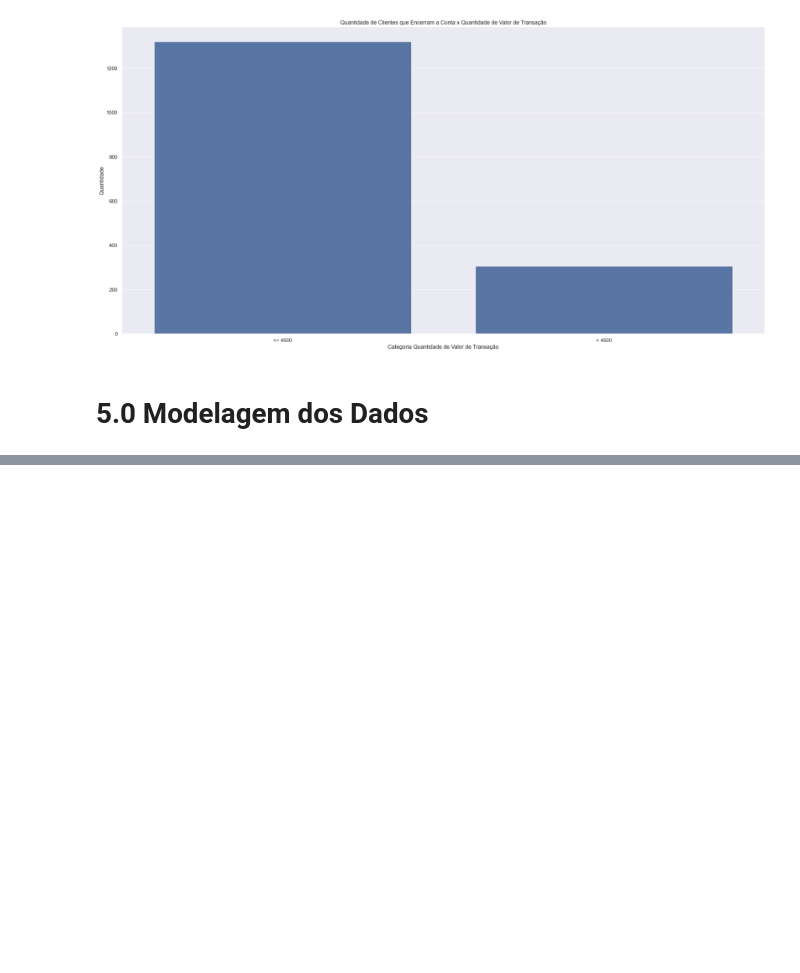
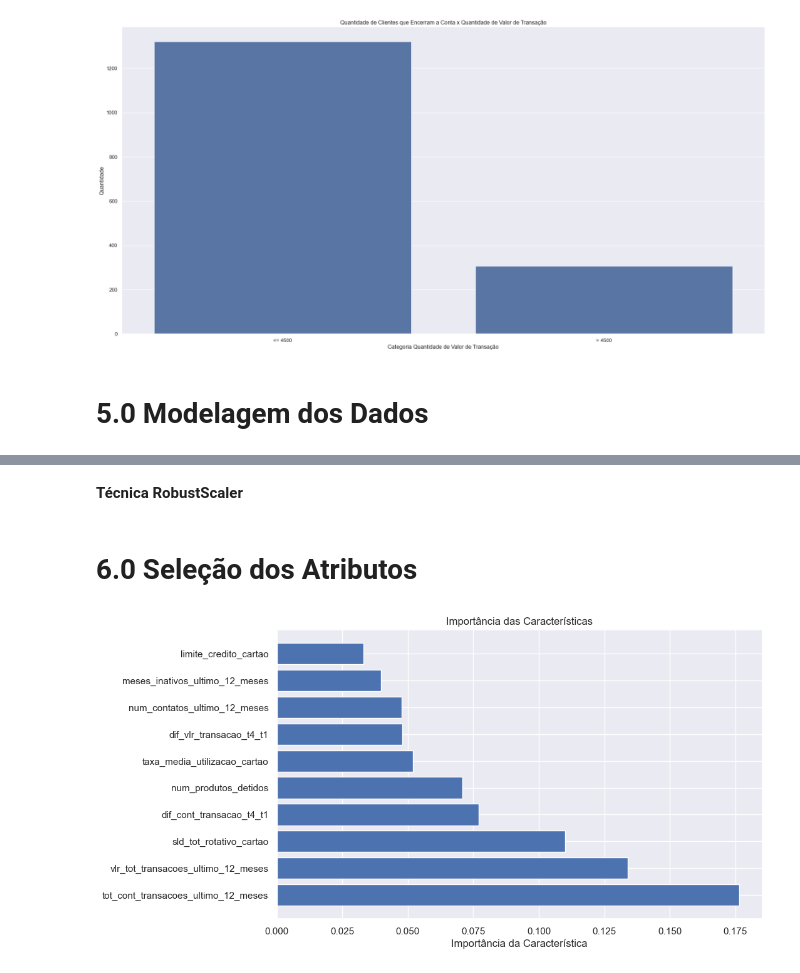
Before and after one commit to jefferson-datascience/predicao_churn_banco, a Jupyter notebook: ciclo_01.ipynb, the cells around one changed output, grey strips where cells are left out. Drawn from its saved outputs; the diff is of its cells as text; code cells hidden in the pictures; blank space fills up the shorter version.

Commit message:
Finished Data Modeling, Started Feature Selection and Update file planejamento

```diff
--- a/ciclo_01.ipynb
+++ b/ciclo_01.ipynb
@@ -907,0 +976,19 @@ plt.title('Quantidade de Clientes que Encerram a Conta x Quantidade de Valor de
+# %%
+# Instanciar a Classe
+minmax_idade            = preprocessing.MinMaxScaler()
+minmax_rotativo         = preprocessing.MinMaxScaler()
+minmax_dependentes      = preprocessing.MinMaxScaler()
+minmax_produtos_detidos = preprocessing.MinMaxScaler()
+minmax_meses_inativos   = preprocessing.MinMaxScaler()
+minmax_num_contatos     = preprocessing.MinMaxScaler()
+
+
+# Redução de Escala
+df_5['idade_cliente'] = minmax_idade.fit_transform(np.array(df_5['idade_cliente']).reshape(-1, 1))
+df_5['sld_tot_rotativo_cartao'] = minmax_rotativo.fit_transform(np.array(df_5['sld_tot_rotativo_cartao']).reshape(-1, 1))
+df_5['num_dependentes'] = minmax_dependentes.fit_transform(np.array(df_5['num_dependentes']).reshape(-1, 1))
+df_5['num_produtos_detidos'] = minmax_produtos_detidos.fit_transform(np.array(df_5['num_produtos_detidos']).reshape(-1,1))
+df_5['meses_inativos_ultimo_12_meses'] = minmax_meses_inativos.fit_transform(np.array(df_5['meses_inativos_ultimo_12_meses']).reshape(-1, 1))
+df_5['num_contatos_ultimo_12_meses'] = minmax_num_contatos.fit_transform(np.array(df_5['num_contatos_ultimo_12_meses']).reshape(-1, 1))
+# %% [markdown]
+**Técnica RobustScaler**
@@ -907,0 +1015,45 @@ plt.title('Quantidade de Clientes que Encerram a Conta x Quantidade de Valor de
+# %% [markdown]
+# 6.0 Seleção dos Atributos
+# %%
+# Carregamentos dos Dados
+df_6 = df_5.copy()
+# %%
+# Separação dos Dados
+x_select_atributes = df_6.drop(columns=['id_cliente', 'conta_encerrada'], axis=1)
+y_select_atributes = df_6['conta_encerrada'].values
+
+# Instaciando o Modelo
+model_select = ensemble.ExtraTreesClassifier()
+
+# Treinar o Modelo
+model_select.fit(x_select_atributes, y_select_atributes)
+
+# Capturando as Features Importantes
+feature_importances = model_select.feature_importances_
+
+# Organização dos Indices
+indices = np.argsort(feature_importances)[::-1]
+
+# Nomes das características
+feature_names = x_select_atributes.columns
+
+# Número de características a serem exibidas (você pode ajustar isso conforme necessário)
+num_features_to_display = 10
+
+# Se você deseja exibir todas as características, defina num_features_to_display como X_train.shape[1]
+
+# Preparar os dados para o gráfico de barras
+top_feature_indices = indices[:num_features_to_display]
+top_feature_importances = feature_importances[top_feature_indices]
+top_feature_names = feature_names[top_feature_indices]
+
+# Criar o gráfico de barras
+plt.figure(figsize=(10, 6))
+plt.barh(range(num_features_to_display), top_feature_importances, align='center')
+plt.yticks(range(num_features_to_display), top_feature_names)
+plt.xlabel('Importância da Característica')
+plt.title('Importância das Características')
+
+plt.show()
+# %% [output]
+[figure, added]
```
Also changed, not shown: parts of 12 cells of this notebook, 1 other file.
